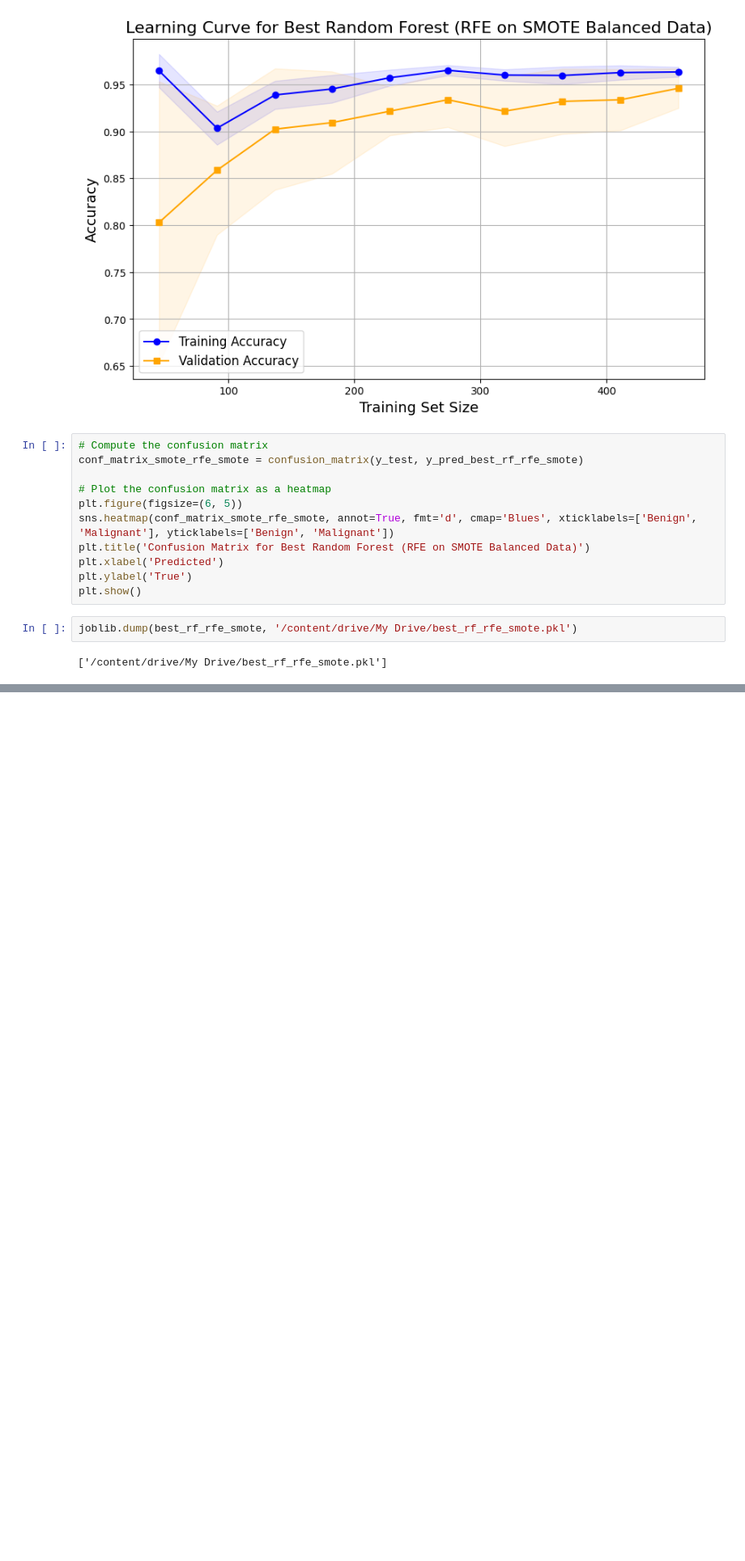
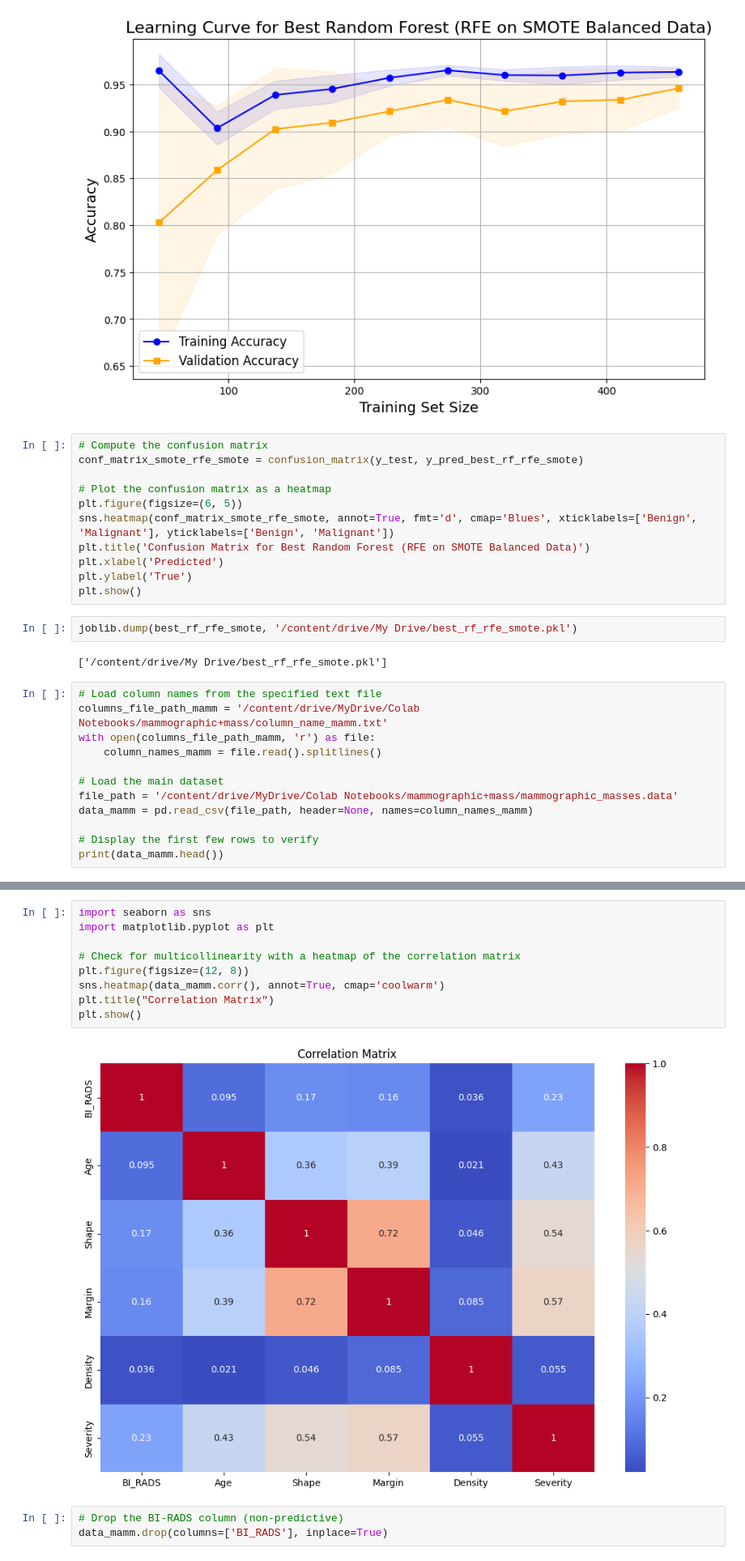
Before and after one commit to harsha5428/datascience_project, a Jupyter notebook: final_project.ipynb, the cells around one changed output, grey strips where cells are left out. Shown at 81% size. Cells and saved outputs as stored; diff of their text form; blank space fills up the shorter version.

```diff
--- a/final_project.ipynb
+++ b/final_project.ipynb
@@ -697,3 +697,15 @@ plt.show()
 joblib.dump(best_rf_rfe_smote, '/content/drive/My Drive/best_rf_rfe_smote.pkl')
 # %% [output]
 ['/content/drive/My Drive/best_rf_rfe_smote.pkl']
+# %%
+# Load column names from the specified text file
+columns_file_path_mamm = '/content/drive/MyDrive/Colab Notebooks/mammographic+mass/column_name_mamm.txt'
+with open(columns_file_path_mamm, 'r') as file:
+    column_names_mamm = file.read().splitlines()
+
+# Load the main dataset
+file_path = '/content/drive/MyDrive/Colab Notebooks/mammographic+mass/mammographic_masses.data'
+data_mamm = pd.read_csv(file_path, header=None, names=column_names_mamm)
+
+# Display the first few rows to verify
+print(data_mamm.head())
@@ -699,0 +857,14 @@ joblib.dump(best_rf_rfe_smote, '/content/drive/My Drive/best_rf_rfe_smote.pkl')
+# %%
+import seaborn as sns
+import matplotlib.pyplot as plt
+
+# Check for multicollinearity with a heatmap of the correlation matrix
+plt.figure(figsize=(12, 8))
+sns.heatmap(data_mamm.corr(), annot=True, cmap='coolwarm')
+plt.title("Correlation Matrix")
+plt.show()
+# %% [output]
+[figure, added]
+# %%
+# Drop the BI-RADS column (non-predictive)
+data_mamm.drop(columns=['BI_RADS'], inplace=True)
```
Also changed, not shown: parts of 19 cells of this notebook.
